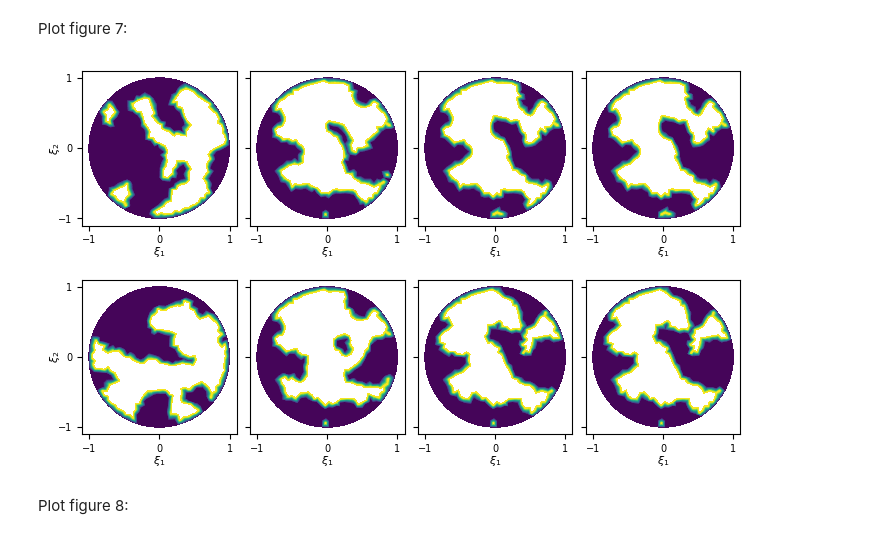
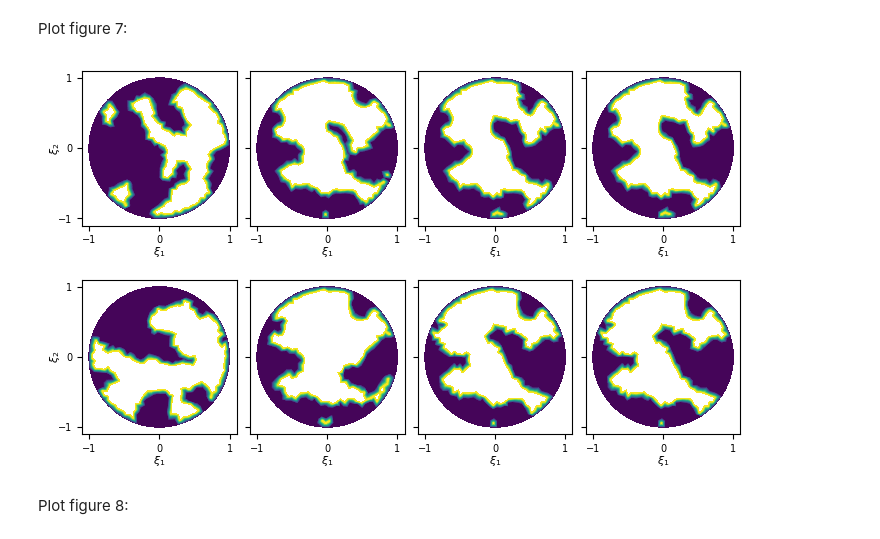
Before and after one commit to CUQI-DTU/Paper-CUQIpy-2-PDE, a Jupyter notebook: EIT/EIT.ipynb, the cells around one changed output. Cells and saved outputs as stored; diff of their text form; code cells hidden in the pictures.

Commit message:
Update to pass number of samples, Nb, Nt, samples indecies

```diff
--- a/EIT/EIT.ipynb
+++ b/EIT/EIT.ipynb
@@ -433,10 +436,12 @@ plt.savefig('./plots/data.pdf',format='pdf')
 # %% [markdown]
 Plot figure 7:
 # %%
-plot_figure7(prior_samples, cuqi_samples1, cuqi_samples2, cuqi_samples3)
+plot_figure7(prior_samples, cuqi_samples1, cuqi_samples2, cuqi_samples3,
+             prior_samples_idx_to_plot=[0, 2],
+             posterior_samples_idx_to_plot=[0, 1]) # TEMP: samples_idx_to_plot=[2, -10]
 plt.savefig('./plots/samples.pdf',format='pdf')
 # %% [output]
-[figure, old version]
+[figure, new version]
 # %% [markdown]
 Plot figure 8:
 # %%
```
Also changed, not shown: parts of 7 cells of this notebook, 2 other files.
